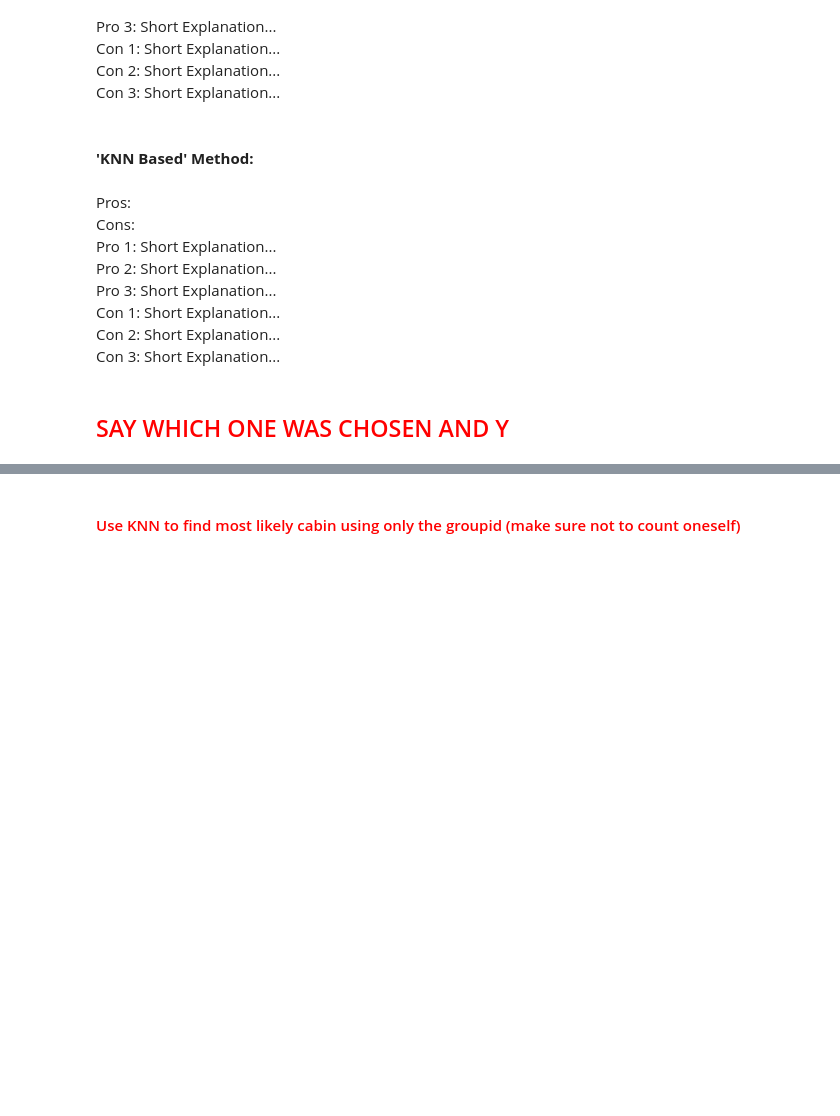
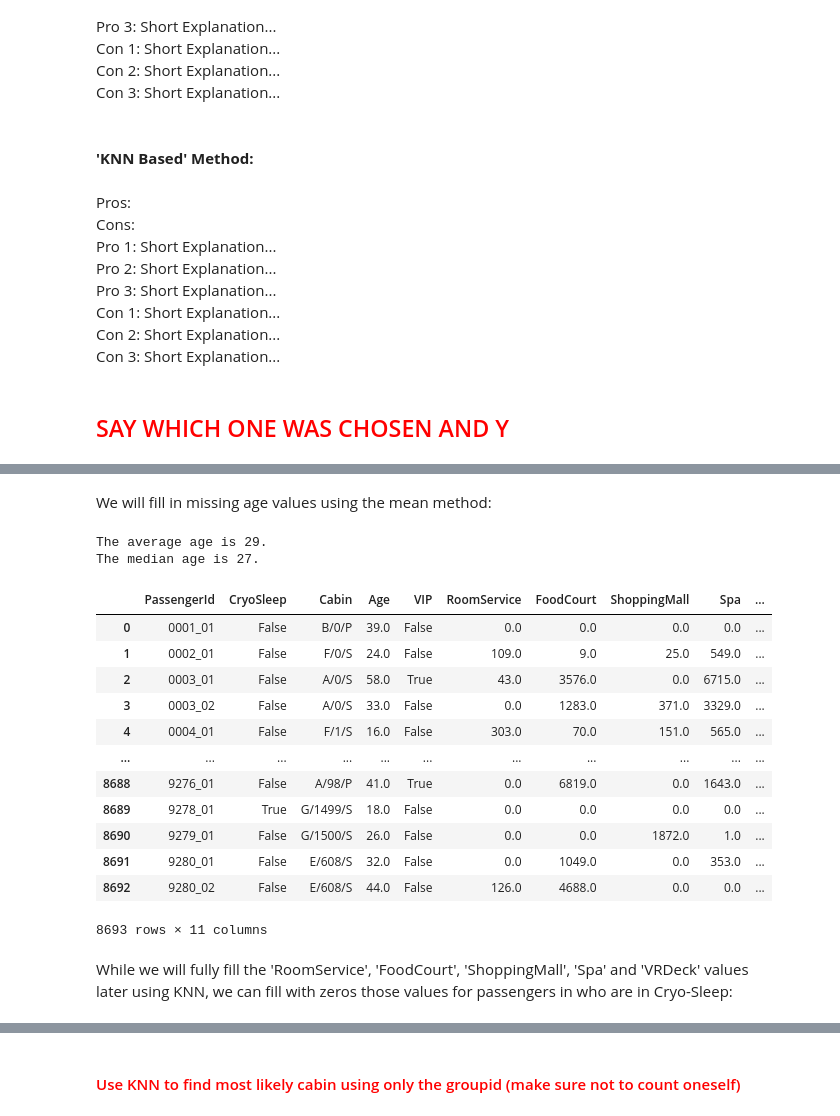
Before and after one commit to Ido-Studies/DSIP-Final-Project, a Jupyter notebook: src/Machine Learning/Machine_Learning_Part-DSIP_Concluding_Assignment.ipynb, the cells around one changed output, grey strips where cells are left out. Drawn from its saved outputs; the diff is of its cells as text; code cells hidden in the pictures; blank space fills up the shorter version.

```diff
--- a/src/Machine Learning/Machine_Learning_Part-DSIP_Concluding_Assignment.ipynb
+++ b/src/Machine Learning/Machine_Learning_Part-DSIP_Concluding_Assignment.ipynb
@@ -39,6 +39,25 @@ def print_variable_data(variable, name=None):
     elif isinstance(variable, list): print(f'Shape: {len(variable)}')
     print(f'contents:\n{variable}')
     print("\n--------------------------------------\n")
+
+#
+def delete_global_var(var_name: str,
+                      notify_done: bool=False,
+                      notify_missing: bool=False,
+                      throw: bool=False) -> None:
+    if not isinstance(var_name, str):
+        if throw:
+            raise TypeError("Argument 'var_name' must be of type 'str'")
+        else: return
+    try:
+        globals().pop(var_name)
+    except KeyError:
+        if notify_missing:
+            print(f'There is no variable named "{var_name}".')
+        if throw:
+            raise KeyError(f'There is no variable named "{var_name}".') from None
+        return
+    if notify_done: print(f'Deleted "{var_name}".')
 # %%
 from typing import Union
 
@@ -1184,0 +1275,28 @@ What are the pros and cons of each method?
+# %% [markdown]
+We will fill in missing age values using the mean method:
+# %%
+avg_age = round(altered_df["Age"].dropna().mean())
+print(f'The average age is {avg_age}.')
+print(f'The median age is {int(altered_df["Age"].dropna().median())}.')
+altered_df["Age"].fillna(avg_age, inplace=True)
+delete_global_var(avg_age)
+altered_df
+# %% [output]
+The average age is 29.
+The median age is 27.
+|  | PassengerId | CryoSleep | Cabin | Age | VIP | RoomService | FoodCourt | ShoppingMall | Spa | ... |
+| 0 | 0001_01 | False | B/0/P | 39.0 | False | 0.0 | 0.0 | 0.0 | 0.0 | ... |
+| 1 | 0002_01 | False | F/0/S | 24.0 | False | 109.0 | 9.0 | 25.0 | 549.0 | ... |
+| 2 | 0003_01 | False | A/0/S | 58.0 | True | 43.0 | 3576.0 | 0.0 | 6715.0 | ... |
+| 3 | 0003_02 | False | A/0/S | 33.0 | False | 0.0 | 1283.0 | 371.0 | 3329.0 | ... |
+| 4 | 0004_01 | False | F/1/S | 16.0 | False | 303.0 | 70.0 | 151.0 | 565.0 | ... |
+| ... | ... | ... | ... | ... | ... | ... | ... | ... | ... | ... |
+| 8688 | 9276_01 | False | A/98/P | 41.0 | True | 0.0 | 6819.0 | 0.0 | 1643.0 | ... |
+| 8689 | 9278_01 | True | G/1499/S | 18.0 | False | 0.0 | 0.0 | 0.0 | 0.0 | ... |
+| 8690 | 9279_01 | False | G/1500/S | 26.0 | False | 0.0 | 0.0 | 1872.0 | 1.0 | ... |
+| 8691 | 9280_01 | False | E/608/S | 32.0 | False | 0.0 | 1049.0 | 0.0 | 353.0 | ... |
+| 8692 | 9280_02 | False | E/608/S | 44.0 | False | 126.0 | 4688.0 | 0.0 | 0.0 | ... |
+8693 rows × 11 columns
+# %% [markdown]
+While we will fully fill the 'RoomService', 'FoodCourt', 'ShoppingMall', 'Spa' and 'VRDeck' values<br>
+later using KNN, we can fill with zeros those values for passengers in who are in Cryo-Sleep:
```
Also changed, not shown: parts of 52 cells of this notebook.
